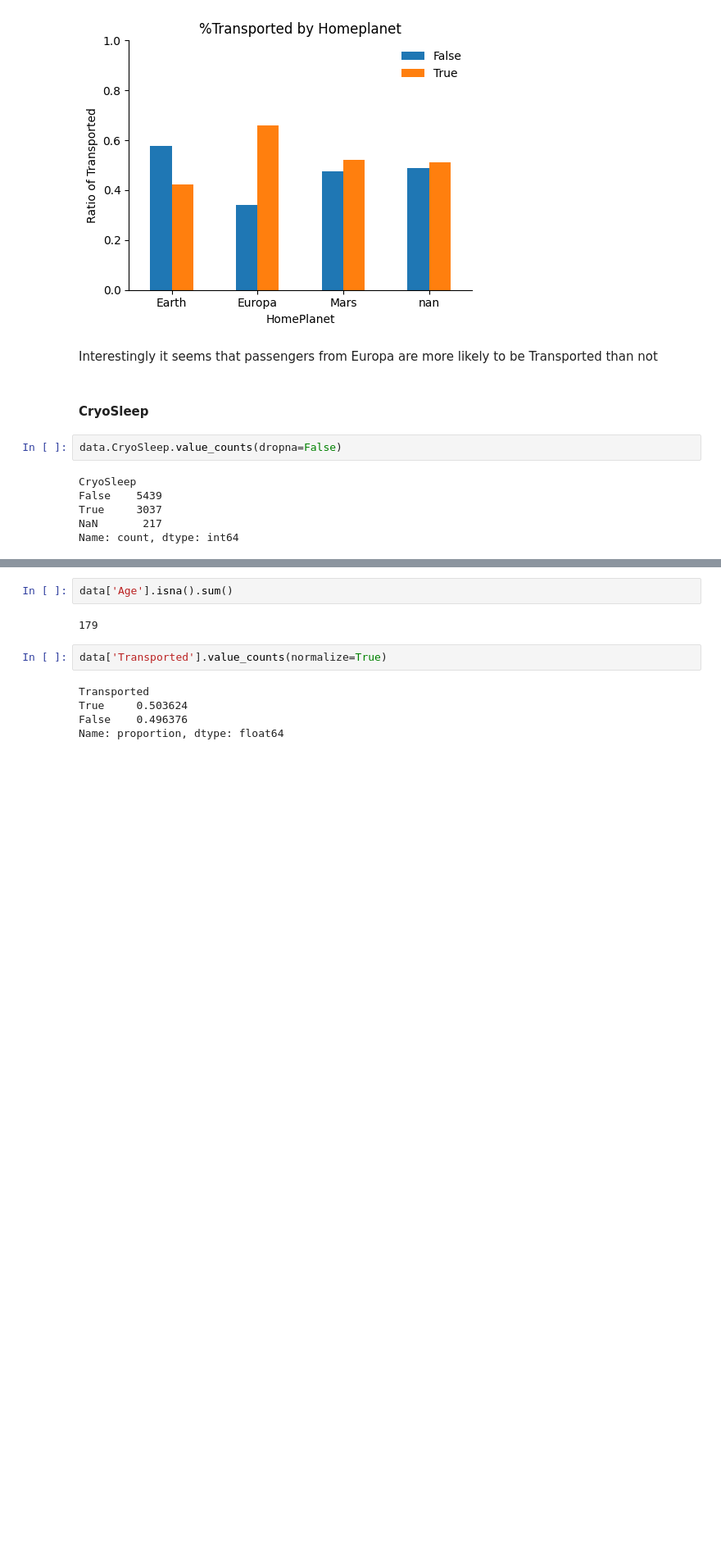
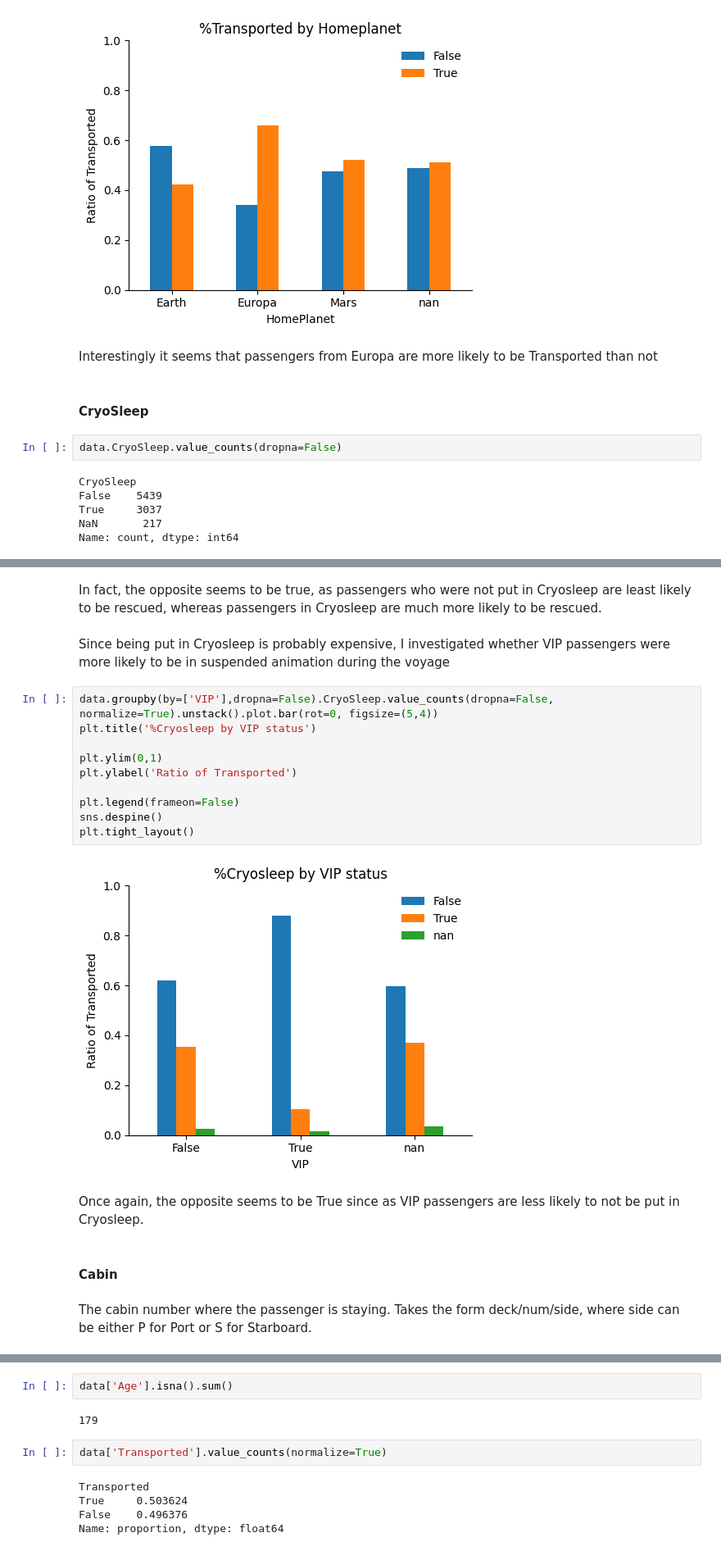
Before and after one commit to AJSDias/space_titanic, a Jupyter notebook: titanic_eda.ipynb, the cells around one changed output, grey strips where cells are left out. Shown: that part at 82% size. Drawn from its saved outputs; the diff is of its cells as text; blank space fills up the shorter version.

```diff
--- a/titanic_eda.ipynb
+++ b/titanic_eda.ipynb
@@ -202,0 +228,22 @@ Name: count, dtype: int64
+# %% [markdown]
+In fact, the opposite seems to be true, as passengers who were not put in Cryosleep are least likely to be rescued, whereas passengers in Cryosleep are much more likely to be rescued.
+# %% [markdown]
+Since being put in Cryosleep is probably expensive, I investigated whether VIP passengers were more likely to be in suspended animation during the voyage
+# %%
+data.groupby(by=['VIP'],dropna=False).CryoSleep.value_counts(dropna=False, normalize=True).unstack().plot.bar(rot=0, figsize=(5,4))
+plt.title('%Cryosleep by VIP status')
+
+plt.ylim(0,1)
+plt.ylabel('Ratio of Transported')
+
+plt.legend(frameon=False)
+sns.despine()
+plt.tight_layout()
+# %% [output]
+[figure, added]
+# %% [markdown]
+Once again, the opposite seems to be True since as VIP passengers are less likely to not be put in Cryosleep.
+# %% [markdown]
+#### Cabin
+# %% [markdown]
+The cabin number where the passenger is staying. Takes the form deck/num/side, where side can be either P for Port or S for Starboard.
```
Also changed, not shown: parts of 24 cells of this notebook.
